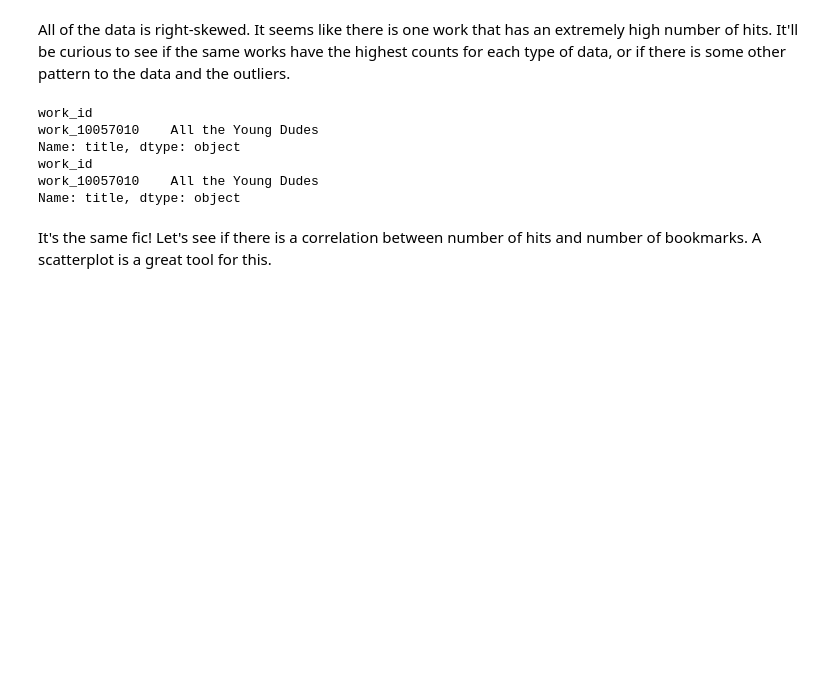
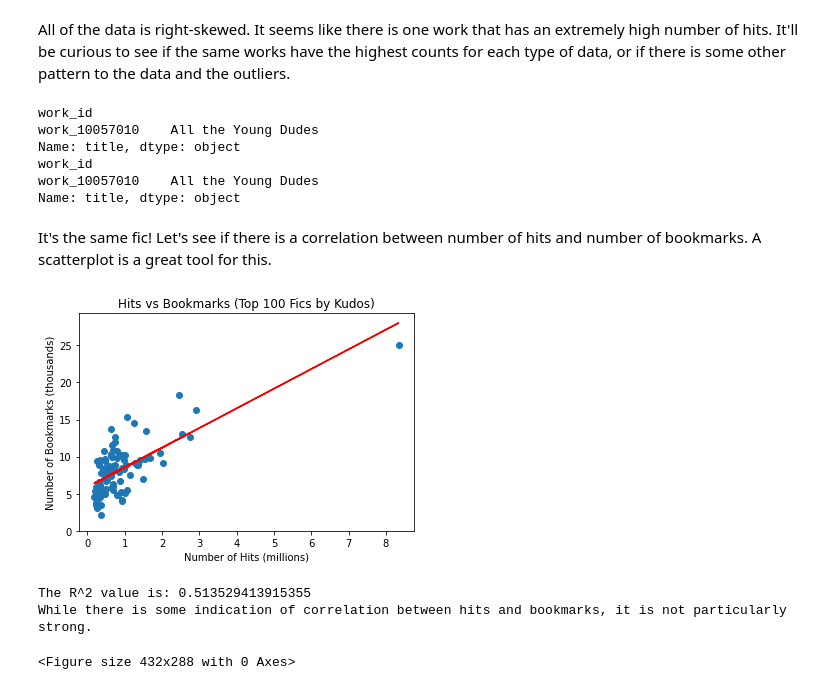
Before and after one commit to luvmonkey/AO3, a Jupyter notebook: AO3_Top_100_Kudos_EDA.ipynb, the cells around one changed output. Saved outputs shown, nothing was run; the diff lists cells and outputs as text; code cells hidden in the pictures; blank space fills up the shorter version.

Commit message:
Making more visualizations

```diff
--- a/AO3_Top_100_Kudos_EDA.ipynb
+++ b/AO3_Top_100_Kudos_EDA.ipynb
@@ -201,3 +208,35 @@ work_10057010    All the Young Dudes
 Name: title, dtype: object
 # %% [markdown]
 It's the same fic! Let's see if there is a correlation between number of hits and number of bookmarks. A scatterplot is a great tool for this.
+# %%
+# Creating a line of best fit for the number of bookmarks, based on the number of hits.
+model = sm.OLS.from_formula('bookmarks ~ hits', data=top_100_kudos)
+results = model.fit()
+fitted_values_bm_hts = results.predict(top_100_kudos.hits)
+
+# Creating a scatterplot
+ax = plt.subplot(1, 1, 1)
+plt.scatter(top_100_kudos['hits'], top_100_kudos['bookmarks'])
+plt.plot(top_100_kudos.hits, fitted_values_bm_hts, color='r')
+ax.set_xticks([0, 1000000, 2000000, 3000000, 4000000, 5000000, 6000000, 7000000, 8000000])
+ax.set_xticklabels([0, 1, 2, 3, 4, 5, 6, 7, 8])
+ax.set_yticks([0, 5000, 10000, 15000, 20000, 25000])
+ax.set_yticklabels([0, 5, 10, 15, 20, 25])
+plt.xlabel('Number of Hits (millions)')
+plt.ylabel('Number of Bookmarks (thousands)')
+plt.title('Hits vs Bookmarks (Top 100 Fics by Kudos)')
+
+plt.show()
+plt.clf()
+
+#Calculating the r-squared value to determine the strength of correlation.
+corr_matrix = np.corrcoef(top_100_kudos['bookmarks'], fitted_values_bm_hts)
+corr = corr_matrix[0,1]
+R_sq_bm_hts = corr**2
+print('The R^2 value is:', R_sq_bm_hts)
+print('While there is some indication of correlation between hits and bookmarks, it is not particularly strong.')
+# %% [output]
+[figure, added]
+The R^2 value is: 0.513529413915355
+While there is some indication of correlation between hits and bookmarks, it is not particularly strong.
+<Figure size 432x288 with 0 Axes>
```
Also changed, not shown: parts of 10 cells of this notebook.
